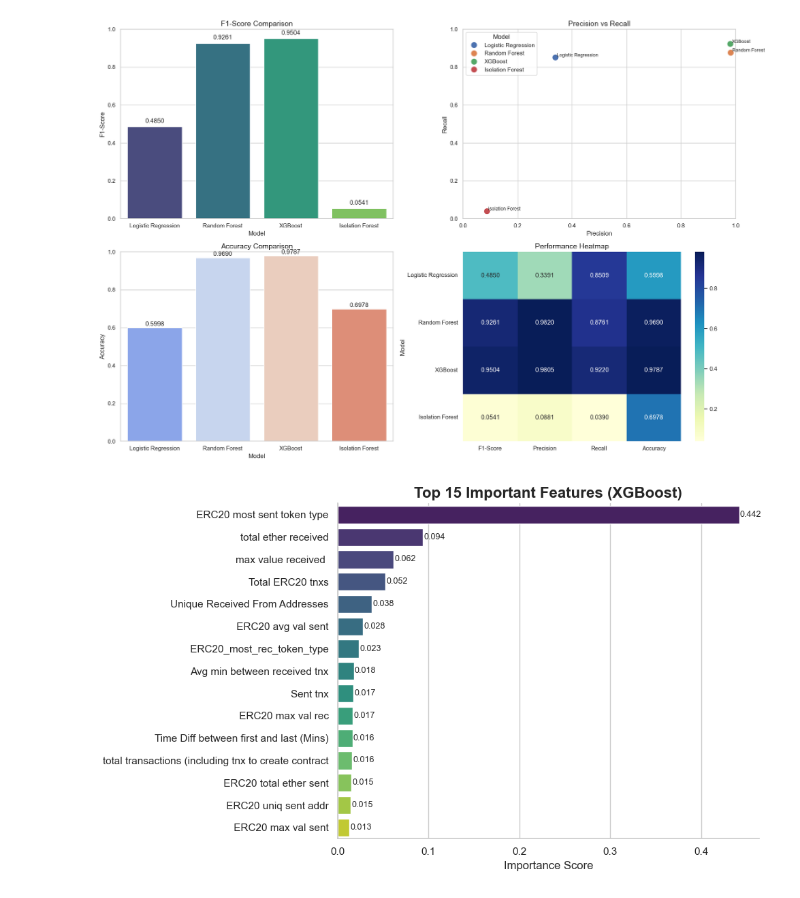
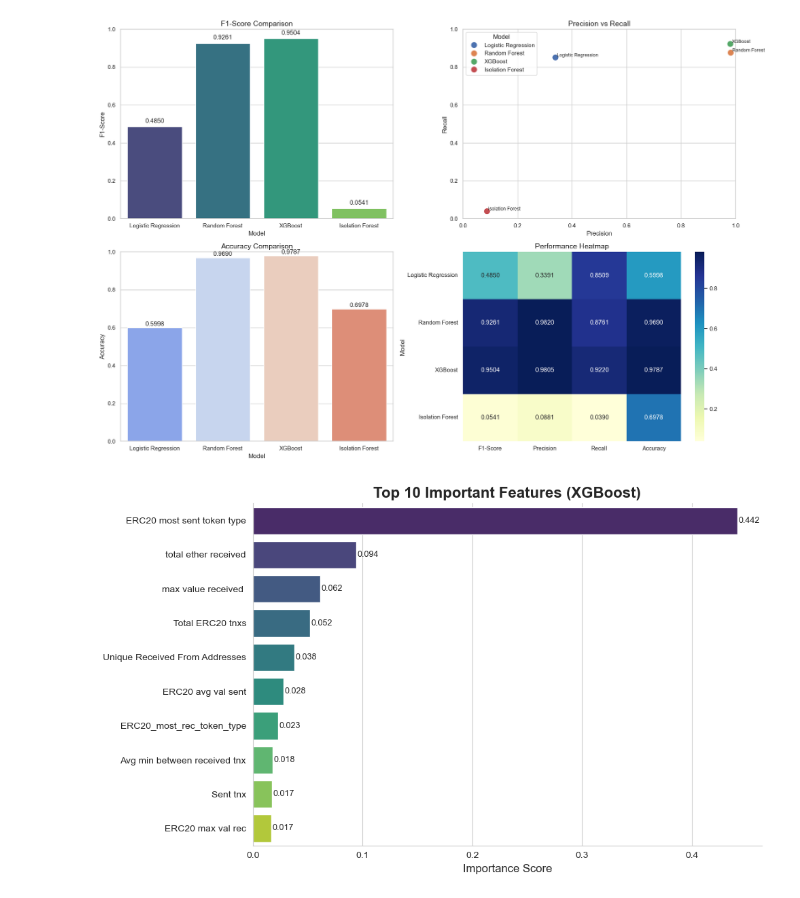
Before and after one commit to dondon-ri/Ethereum-Fraud-Detection, a Jupyter notebook: visualization/visualization.ipynb, the cells around one changed output. Saved outputs shown, nothing was run; the diff lists cells and outputs as text; code cells hidden in the pictures.

Commit message:
update visualization

```diff
--- a/visualization/visualization.ipynb
+++ b/visualization/visualization.ipynb
@@ -717,7 +717,7 @@ df_imp = df_imp.sort_values(
 )
 
 # Top N features
-top_n = 15
+top_n = 10
 df_top = df_imp.head(top_n)
 
 # ============================================================================
@@ -739,7 +739,7 @@ ax = sns.barplot(
 
 # Title
 plt.title(
-    "Top 15 Important Features (XGBoost)",
+    "Top 10 Important Features (XGBoost)",
     fontsize=16,
     fontweight='bold'
 )
@@ -747,31 +747,31 @@ plt.title(
 # Axis labels
 plt.xlabel("Importance Score", fontsize=12)
 plt.ylabel("")
 
 # Add value labels
 for i, value in enumerate(df_top["Importance"]):
     ax.text(
         value + 0.001,
         i,
         f"{value:.3f}",
         va='center',
         fontsize=9
     )
 
 # Remove top/right border
 sns.despine()
 
 # Auto layout
 plt.tight_layout()
 
 # Save high-quality image
 plt.savefig(
     "xgboost_feature_importance.png",
     dpi=300,
     bbox_inches='tight'
 )
 
 # Show plot
 plt.show()
 # %% [output]
-[figure, old version]
+[figure, new version]
```
Also changed, not shown: 1 other file.
